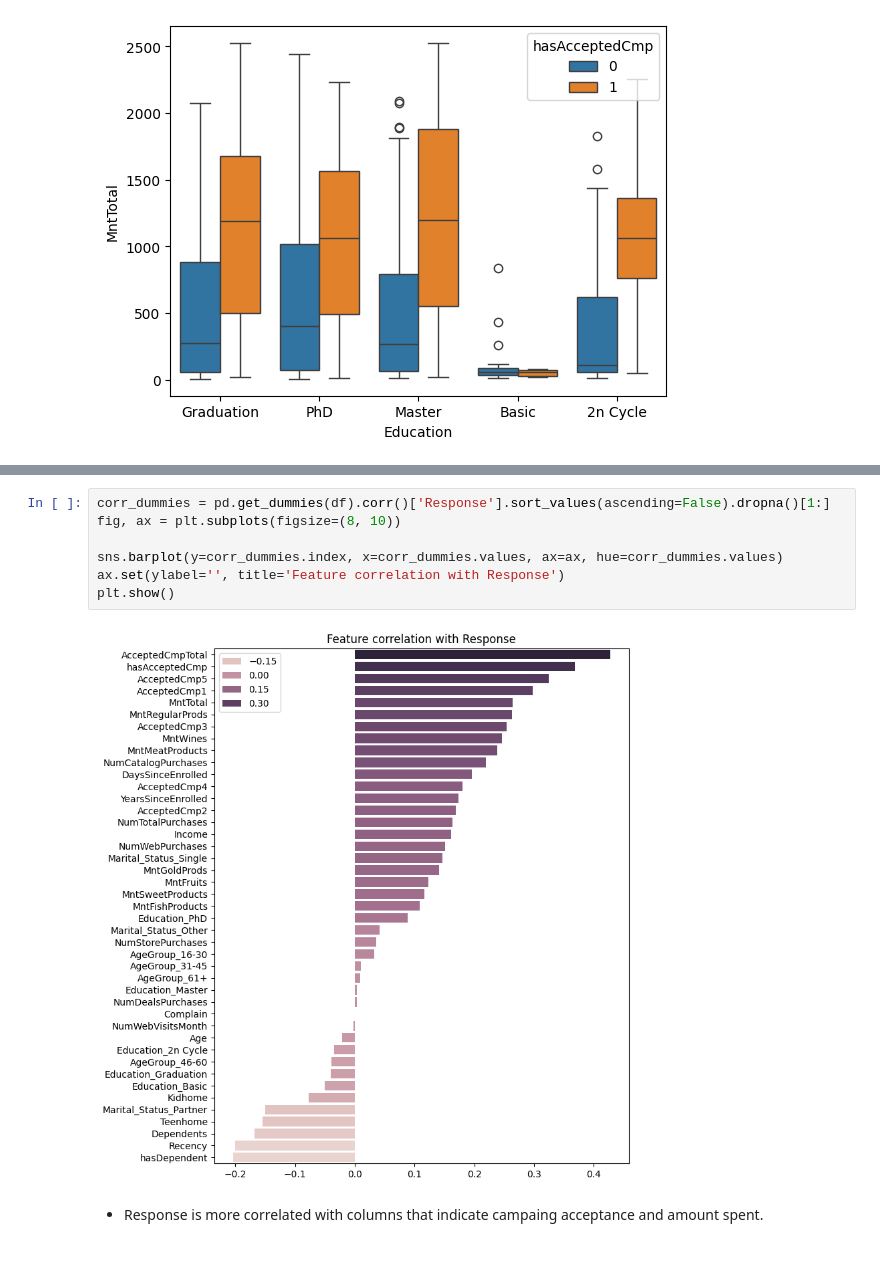
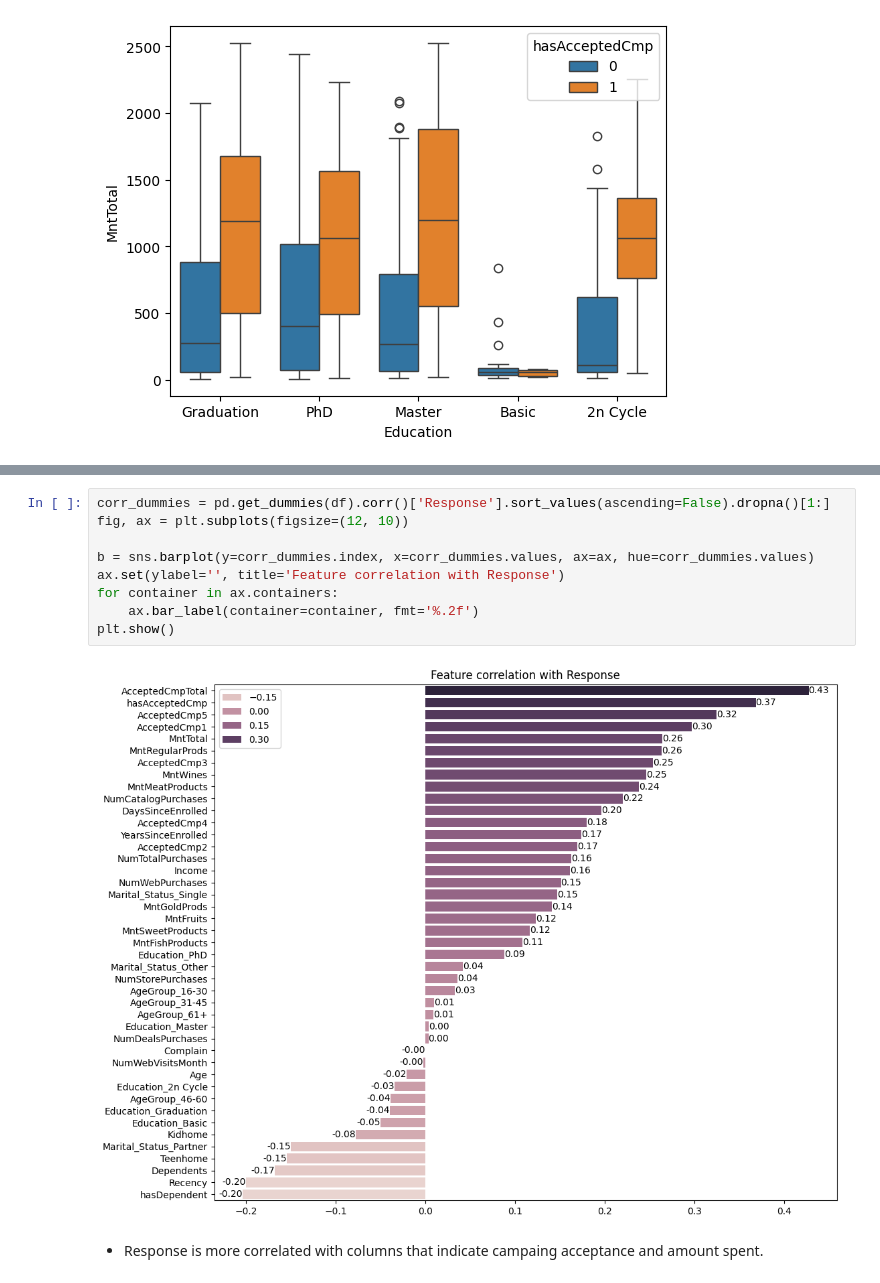
Before and after one commit to igornunespatricio/Clustering-Data-Analyst-iFood, a Jupyter notebook: notebooks/eda.ipynb, the cells around one changed output, grey strips where cells are left out. Saved outputs shown, nothing was run; the diff lists cells and outputs as text.

```diff
--- a/notebooks/eda.ipynb
+++ b/notebooks/eda.ipynb
@@ -408,11 +464,13 @@ sns.boxplot(data=df, x='Education', y='MntTotal', hue='hasAcceptedCmp');
 # %%
 corr_dummies = pd.get_dummies(df).corr()['Response'].sort_values(ascending=False).dropna()[1:]
-fig, ax = plt.subplots(figsize=(8, 10))
+fig, ax = plt.subplots(figsize=(12, 10))
 
-sns.barplot(y=corr_dummies.index, x=corr_dummies.values, ax=ax, hue=corr_dummies.values)
+b = sns.barplot(y=corr_dummies.index, x=corr_dummies.values, ax=ax, hue=corr_dummies.values)
 ax.set(ylabel='', title='Feature correlation with Response')
+for container in ax.containers:
+    ax.bar_label(container=container, fmt='%.2f')
 plt.show()
 # %% [output]
-[figure, old version]
+[figure, new version]
 # %% [markdown]
 - Response is more correlated with columns that indicate campaing acceptance and amount spent.
```
Also changed, not shown: parts of 32 cells of this notebook, 1 other file.
